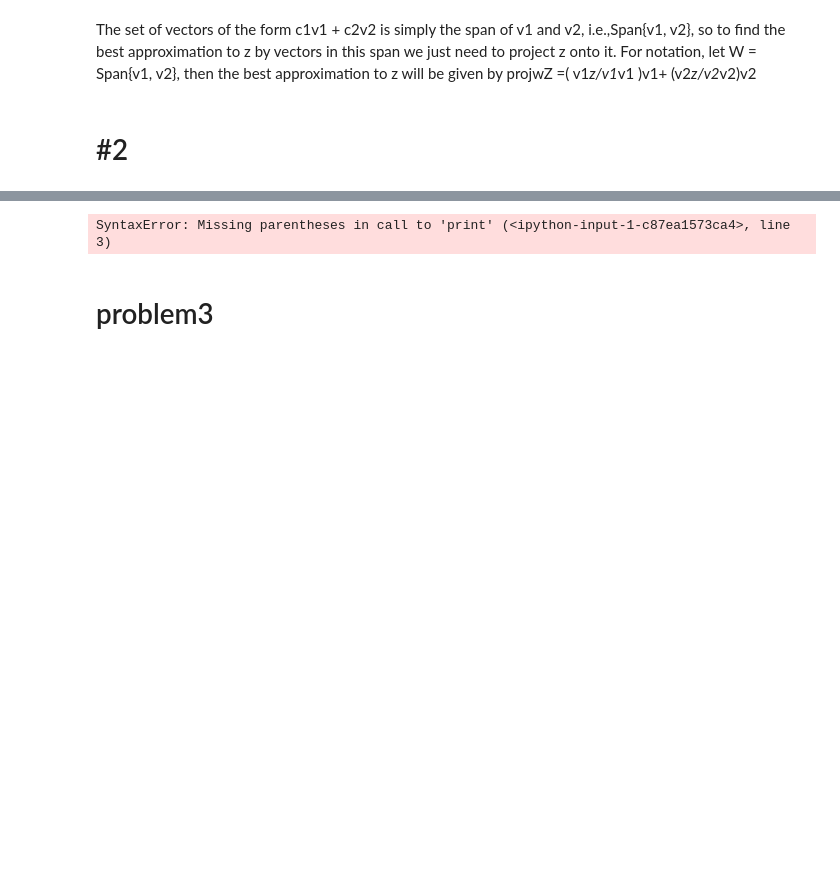
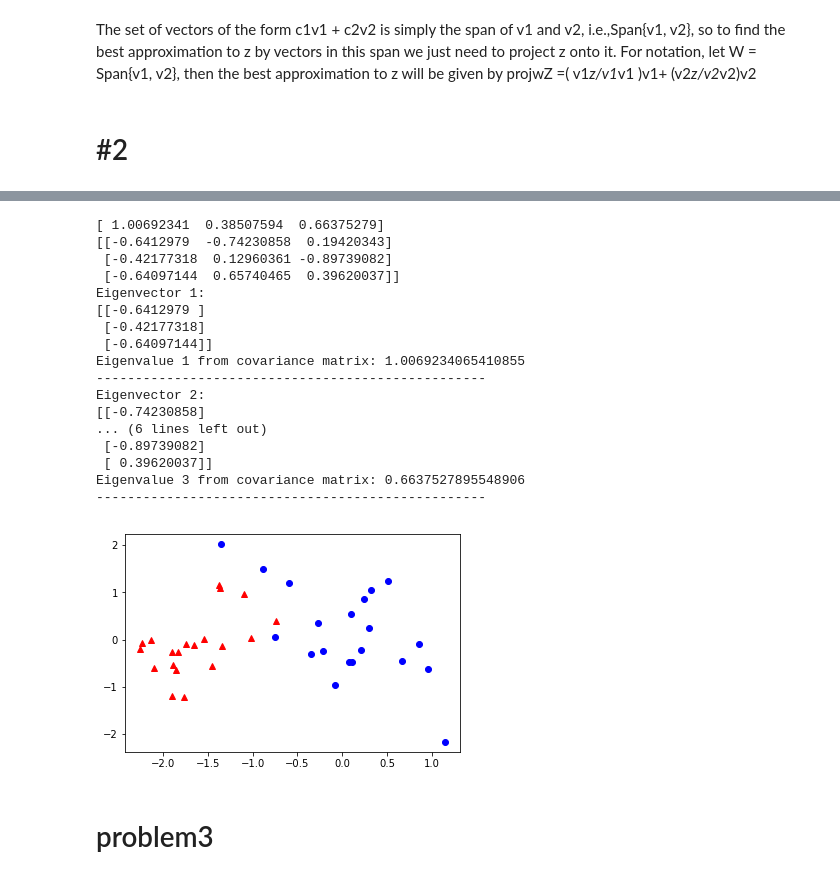
Before and after one commit to zoomzoomTnT/DataLab379k, a Jupyter notebook: lab3/lab3.ipynb, the cells around one changed output, grey strips where cells are left out. Saved outputs shown, nothing was run; the diff lists cells and outputs as text; code cells hidden in the pictures; blank space fills up the shorter version.

```diff
--- a/lab3/lab3.ipynb
+++ b/lab3/lab3.ipynb
@@ -147,28 +145,45 @@ print (cov_matrix)
 # %%
 #2.4
 eigen_val, eigen_vec = np.linalg.eig(cov_matrix)
 print (eigen_val)
 print (eigen_vec)
 
-for i in range(len(eig_val)):
+for i in range(len(eigen_val)):
     e_vec = eigen_vec[:,i].reshape(1,3).T
     print('Eigenvector {}: \n{}'.format(i+1, e_vec))
     print('Eigenvalue {} from covariance matrix: {}'.format(i+1, eigen_val[i]))
     print(50 * '-')
 
 #create matrix W  for y = WT x X
 
 eigen_pairs = [(eigen_val[i], eigen_vec[:,i]) for i in range(len(eigen_val))]
 eigen_pairs.sort(key=lambda x: x[0], reverse=True)
 
 W_mat = np.hstack((eigen_pairs[0][1], eigen_pairs[1][1]))
 
 y = W_mat.T.dot(X.T)
 plt.plot(y[0, 0:20], y[1, 0:20], marker='o', color='blue', label='label1')
 plt.plot(y[0, 20:40], y[1, 20:40], marker='^', color='red', label='label2')
 plt.show()
 # %% [output]
-SyntaxError: Missing parentheses in call to 'print' (<ipython-input-1-c87ea1573ca4>, line 3)
+[ 1.00692341  0.38507594  0.66375279]
+[[-0.6412979  -0.74230858  0.19420343]
+ [-0.42177318  0.12960361 -0.89739082]
+ [-0.64097144  0.65740465  0.39620037]]
+Eigenvector 1:
+[[-0.6412979 ]
+ [-0.42177318]
+ [-0.64097144]]
+Eigenvalue 1 from covariance matrix: 1.0069234065410855
+--------------------------------------------------
+Eigenvector 2:
+[[-0.74230858]
+... (6 lines left out)
+ [-0.89739082]
+ [ 0.39620037]]
+Eigenvalue 3 from covariance matrix: 0.6637527895548906
+--------------------------------------------------
+[figure, added]
 # %% [markdown]
 # problem3
 # %%
```
Also changed, not shown: parts of 7 cells of this notebook, 3 other files.
